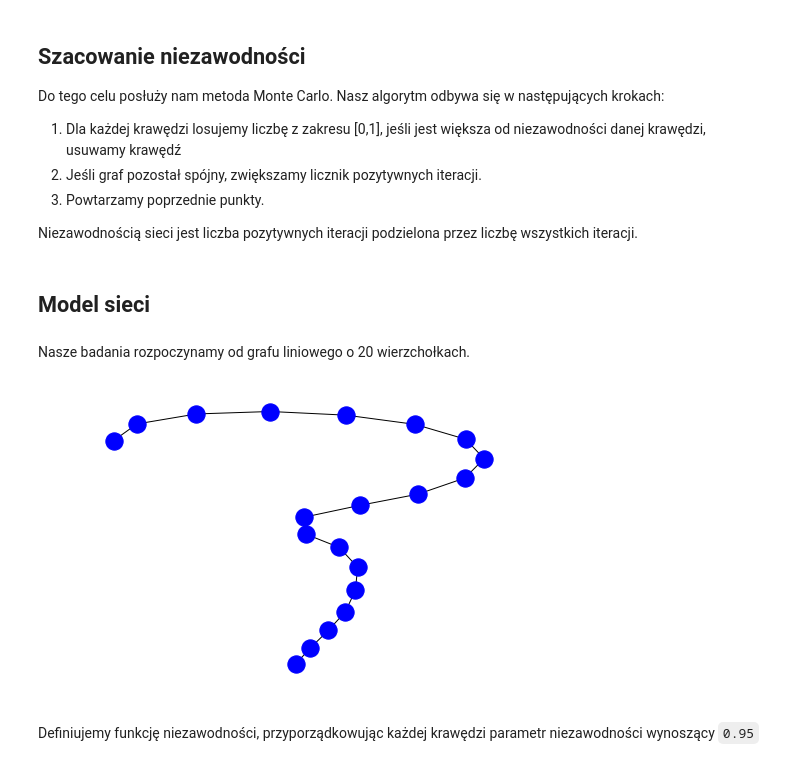
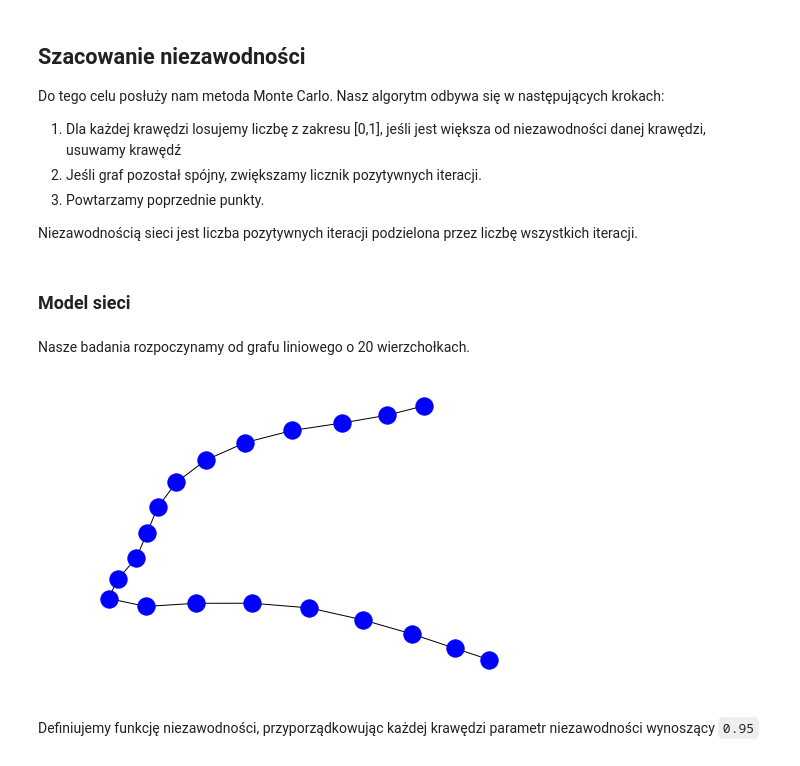
Before and after one commit to pawel-wlk/sieci-grafy, a Jupyter notebook: TSsprawozdanie2.ipynb, the cells around one changed output. Saved outputs shown, nothing was run; the diff lists cells and outputs as text; code cells hidden in the pictures.

```diff
--- a/TSsprawozdanie2.ipynb
+++ b/TSsprawozdanie2.ipynb
@@ -37,14 +36,14 @@ def monte_carlo(start_graph, repetitions):
 
     return positive / repetitions
 # %% [markdown]
-## Model sieci
+### Model sieci
 # %% [markdown]
 Nasze badania rozpoczynamy od grafu liniowego o 20 wierzchołkach.
 # %%
-G = nx.path_graph(20)
-nx.draw(G, node_color='b')
+path = nx.path_graph(20)
+nx.draw(path, node_color='b')
 # %% [output]
-[figure, old version]
+[figure, new version]
 # %% [markdown]
 Definiujemy funkcję niezawodności, przyporządkowując każdej krawędzi parametr niezawodności wynoszący `0.95`
 # %%
```
Also changed, not shown: parts of 47 cells of this notebook.
